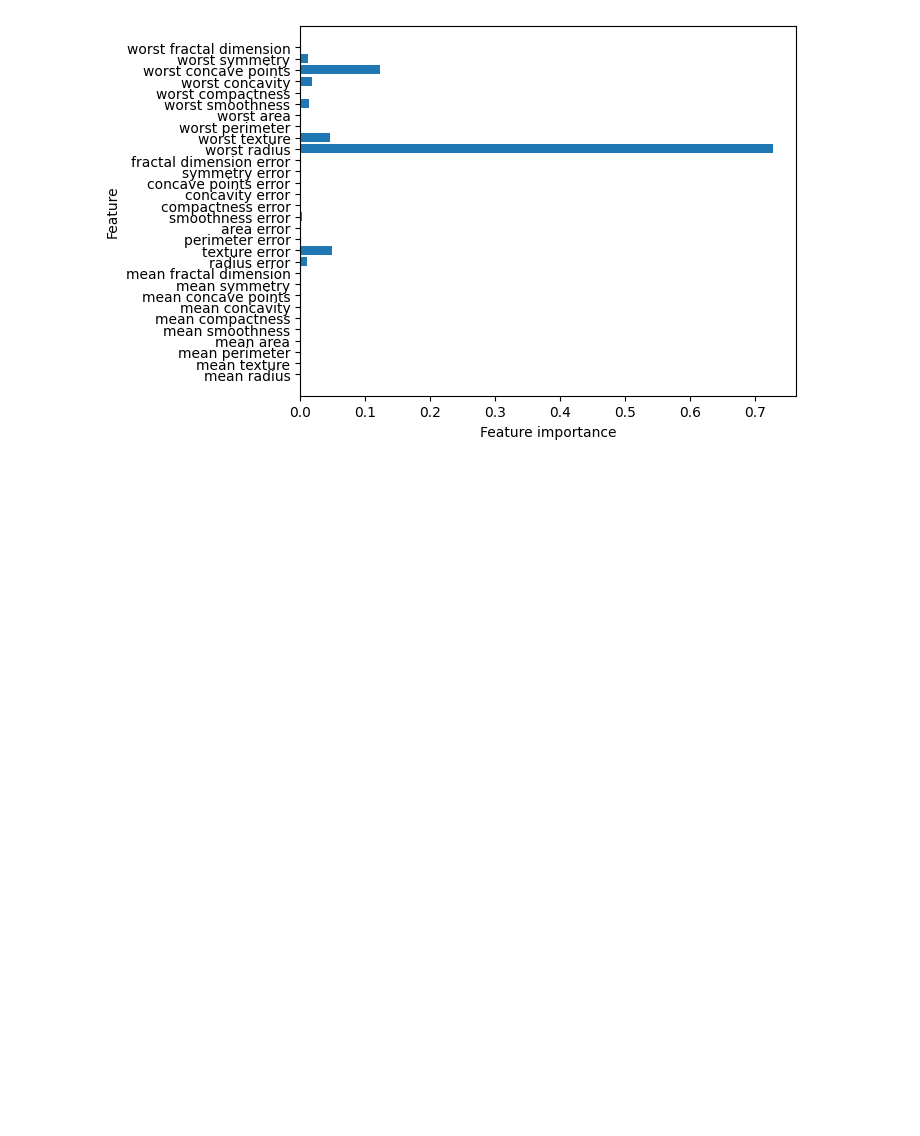
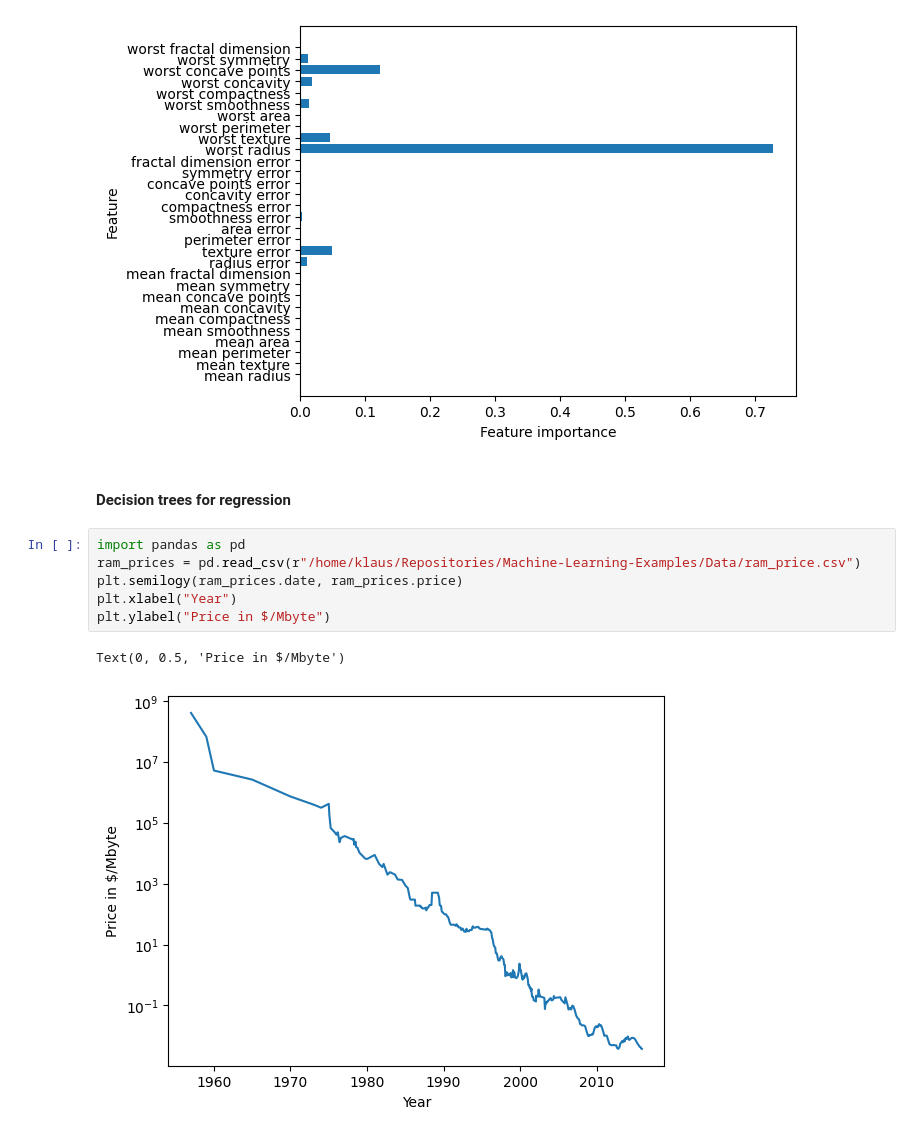
Before and after one commit to jurgenfolz/Machine-Learning-Examples, a Jupyter notebook: Decison trees/Decision trees.ipynb, the cells around one changed output. Cells and saved outputs as stored; diff of their text form; blank space fills up the shorter version.

```diff
--- a/Decison trees/Decision trees.ipynb
+++ b/Decison trees/Decision trees.ipynb
@@ -85,3 +85,14 @@ def plot_feature_importances_cancer(model):
 plot_feature_importances_cancer(tree)
 # %% [output]
 [figure]
+# %% [markdown]
+#### Decision trees for regression
+# %%
+import pandas as pd
+ram_prices = pd.read_csv(r"/home/klaus/Repositories/Machine-Learning-Examples/Data/ram_price.csv")
+plt.semilogy(ram_prices.date, ram_prices.price)
+plt.xlabel("Year")
+plt.ylabel("Price in $/Mbyte")
+# %% [output]
+Text(0, 0.5, 'Price in $/Mbyte')
+[figure, added]
```
Also changed, not shown: parts of 1 cell of this notebook, 1 other file.
